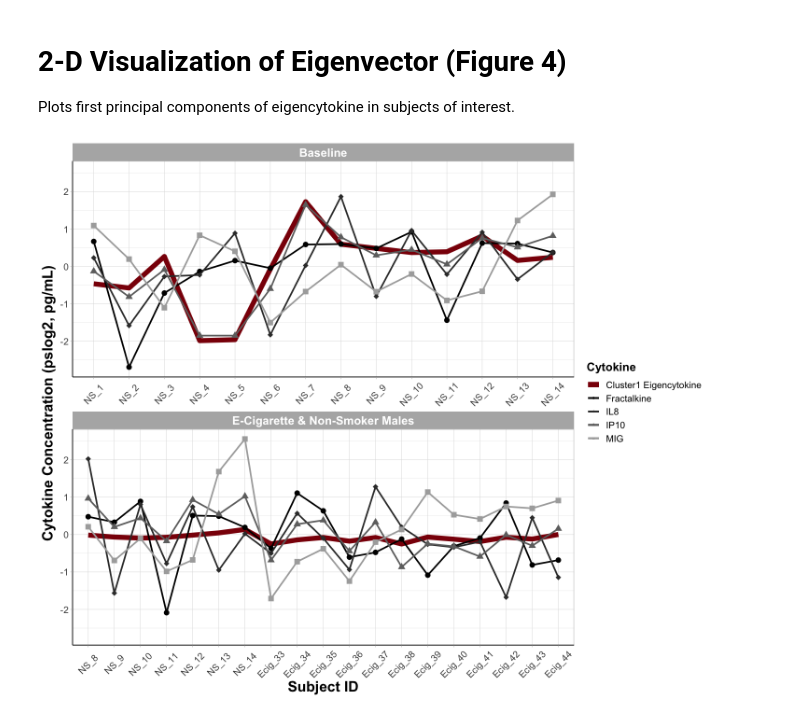
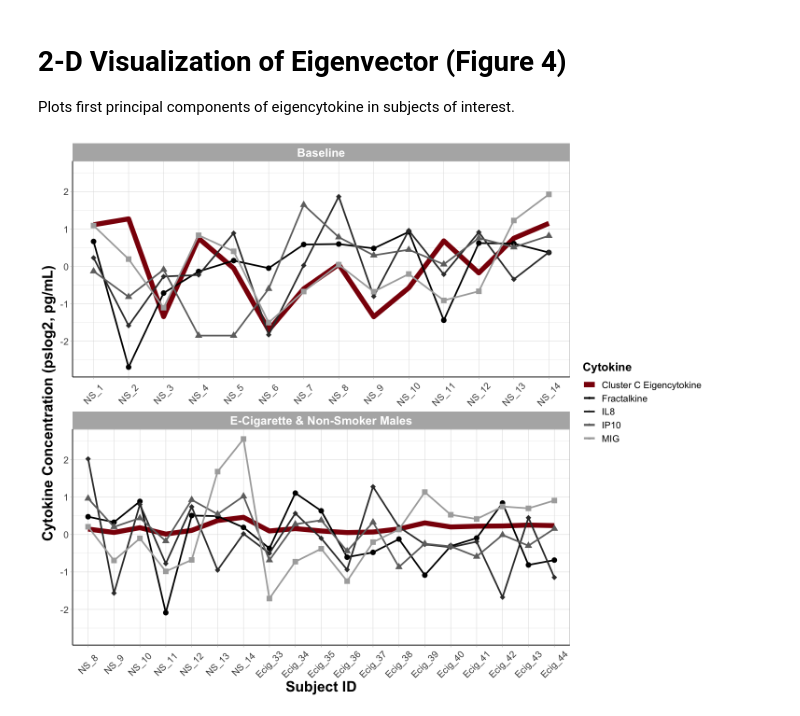
Before and after one commit to Ragerlab/Script_for_Cytokine-Signature-Clusters-as-a-Tool-to-Compare-Changes-associated-with-Tobacco-Product-, a Jupyter notebook: Cluster Analysis/Baseline Eigencytokines (Figure 4).ipynb, the cells around one changed output. Drawn from its saved outputs; the diff is of its cells as text; code cells hidden in the pictures.

```diff
--- a/Cluster Analysis/Baseline Eigencytokines (Figure 4).ipynb
+++ b/Cluster Analysis/Baseline Eigencytokines (Figure 4).ipynb
@@ -63,10 +62,10 @@ Sputum_cyto <- as.data.frame(t(Sputum_cyto)) %>%
   row_to_names(row_number = 1)
 
 #cluster assignments for each compartment
-ELF_clus <- read.csv("011921ELF_cluster_assignments.csv")
-NLF_clus <- read.csv("011921NLF_cluster_assignments.csv")
-Serum_clus <- read.csv("011921Serum_cluster_assignments.csv")
-Sputum_clus <- read.csv("011921Sputum_cluster_assignments.csv")
+ELF_clus <- data.frame(read_excel("011921ELF_cluster_assignments.xlsx"))
+NLF_clus <- data.frame(read_excel("011921NLF_cluster_assignments.xlsx"))
+Serum_clus <- data.frame(read_excel("011921Serum_cluster_assignments.xlsx"))
+Sputum_clus <- data.frame(read_excel("011921Sputum_cluster_assignments.xlsx"))
 
 #reading in scaled data
 ELF_cyto_scaled <- read.csv("011921ELF_Scaled.csv")
@@ -219,32 +212,32 @@ pca_Sputum_3 <- Sputum_3 %>%
 
 #eigenvector dfs of first principal component
 eigencytokines_ELF_1 <- data.frame(pca_ELF_1$rotation[,"PC1"])
-  colnames(eigencytokines_ELF_1)[1] <- "Cluster1"
+  colnames(eigencytokines_ELF_1)[1] <- "ClusterA"
 eigencytokines_ELF_2 <- data.frame(pca_ELF_2$rotation[,"PC1"])
-  colnames(eigencytokines_ELF_2)[1] <- "Cluster2"
+  colnames(eigencytokines_ELF_2)[1] <- "ClusterB"
 eigencytokines_ELF_3 <- data.frame(pca_ELF_3$rotation[,"PC1"])
-  colnames(eigencytokines_ELF_3)[1] <- "Cluster3"
+  colnames(eigencytokines_ELF_3)[1] <- "ClusterC"
 
 eigencytokines_NLF_1 <- data.frame(pca_NLF_1$rotation[,"PC1"])
-  colnames(eigencytokines_NLF_1)[1] <- "Cluster1"
+  colnames(eigencytokines_NLF_1)[1] <- "ClusterA"
 eigencytokines_NLF_2 <- data.frame(pca_NLF_2$rotation[,"PC1"])
-  colnames(eigencytokines_NLF_2)[1] <- "Cluster2"
+  colnames(eigencytokines_NLF_2)[1] <- "ClusterB"
 eigencytokines_NLF_3 <- data.frame(pca_NLF_3$rotation[,"PC1"])
-  colnames(eigencytokines_NLF_3)[1] <- "Cluster3"
+  colnames(eigencytokines_NLF_3)[1] <- "ClusterC"
 
 eigencytokines_Serum_1 <- data.frame(pca_Serum_1$rotation[,"PC1"])
-  colnames(eigencytokines_Serum_1)[1] <- "Cluster1"
+  colnames(eigencytokines_Serum_1)[1] <- "ClusterA"
 eigencytokines_Serum_2 <- data.frame(pca_Serum_2$rotation[,"PC1"])
-  colnames(eigencytokines_Serum_2)[1] <- "Cluster2"
+  colnames(eigencytokines_Serum_2)[1] <- "ClusterB"
 eigencytokines_Serum_3 <- data.frame(pca_Serum_3$rotation[,"PC1"])
-  colnames(eigencytokines_Serum_3)[1] <- "Cluster3"
+  colnames(eigencytokines_Serum_3)[1] <- "ClusterC"
 
 eigencytokines_Sputum_1 <- data.frame(pca_Sputum_1$rotation[,"PC1"])
-  colnames(eigencytokines_Sputum_1)[1] <- "Cluster1"
+  colnames(eigencytokines_Sputum_1)[1] <- "ClusterA"
 eigencytokines_Sputum_2 <- data.frame(pca_Sputum_2$rotation[,"PC1"])
-  colnames(eigencytokines_Sputum_2)[1] <- "Cluster2"
+  colnames(eigencytokines_Sputum_2)[1] <- "ClusterB"
 eigencytokines_Sputum_3 <- data.frame(pca_Sputum_3$rotation[,"PC1"])
-  colnames(eigencytokines_Sputum_3)[1] <- "Cluster3"
+  colnames(eigencytokines_Sputum_3)[1] <- "ClusterC"
 
 
 #collapse all eigencytokine dfs
@@ -293,6 +283,10 @@ eigencytokines_NLF_scaled_male = read.csv('eigencytokines_NLF_male.csv')
 names(NLF_cyto_scaled_male)[1] = 'SubjectID' #renaming column
 names(eigencytokines_NLF_scaled_male)[1] = 'SubjectID'
 
+#prevents next step from throwing an error
+NLF_cyto_scaled_male$SubjectID = as.character(NLF_cyto_scaled_male$SubjectID)
+eigencytokines_NLF_scaled_male$SubjectID = as.character(eigencytokines_NLF_scaled_male$SubjectID)
+
 #need to fix incorrectly labeled Subject IDs
 NLF_cyto_scaled_male$SubjectID[NLF_cyto_scaled_male$SubjectID == '43_Ecig'] = 'Ecig_43'
 NLF_cyto_scaled_male$SubjectID[NLF_cyto_scaled_male$SubjectID == '44_Ecig'] = 'Ecig_44'
@@ -303,12 +297,16 @@ eigencytokines_NLF_scaled_male$SubjectID[eigencytokines_NLF_scaled_male$SubjectI
 CS = c('CS_23', 'CS_24', 'CS_25', 'CS_26', 'CS_27')
 NLF_df_male = full_join(NLF_cyto_scaled_male,eigencytokines_NLF_scaled_male) %>%
     filter(!SubjectID %in% CS)
+#renaming some columns
+NLF_df_male = NLF_df_male %>%
+    dplyr::rename(ClusterA = Cluster1, ClusterB = Cluster2, ClusterC = Cluster3)
 #reordering subject ids
 NLF_df_male$SubjectID = factor(NLF_df_male$SubjectID, levels = c('NS_8', 'NS_9', 'NS_10', 'NS_11', 'NS_12', 'NS_13',
                                                                  'NS_14', 'Ecig_33', 'Ecig_34', 'Ecig_35', 'Ecig_36',
                                                                  'Ecig_37','Ecig_38', 'Ecig_39', 'Ecig_40','Ecig_41',
                                                                  'Ecig_42', 'Ecig_43', 'Ecig_44'))
 NLF_df_male$Analysis = rep('E-Cigarette & Non-Smoker Males', times = length(NLF_df_male$SubjectID)) #adding col to specify baseline or male only eigencytokines
+
 #creating 1 df
 final_df = rbind(NLF_df, NLF_df_male)
 head(final_df)
@@ -330,34 +327,34 @@ Plots first principal components of eigencytokine in subjects of interest.
 # %%
 options(repr.plot.width=12, repr.plot.height=10) #changing size
 Figure4 = ggplot(data = final_df, aes(SubjectID, y = value, color = variable, group = 1)) +
-  geom_line(aes(y = Cluster1, col = "Cluster1 Eigencytokine"), size = 3) +
+  geom_line(aes(y = ClusterC, col = "Cluster C Eigencytokine"), size = 3) +
   geom_line(aes(y = Fractalkine, col = "Fractalkine"), size = 1) +
   geom_point(aes(y = Fractalkine, col = "Fractalkine"), shape = 16, size = 3) +
   geom_line(aes(y = IL8, col = "IL8"), size = 1) +
   geom_point(aes(y = IL8, col = "IL8"), shape = 18, size = 3) +
   geom_line(aes(y = IP10, col = "IP10"), size = 1) +
   geom_point(aes(y = IP10, col = "IP10"), shape = 17, size = 3) +
   geom_line(aes(y = MIG, col = "MIG"), size = 1) +
   geom_point(aes(y = MIG, col = "MIG"), shape = 15, size = 3) +
 
   facet_wrap(~Analysis, ncol = 1, scales = 'free_x') +
 
   theme_light() +
   theme(axis.text.x = element_text(angle = 45, vjust = 0.5), #rotating x labels/ moving x labels slightly to the left
         axis.line = element_line(colour="black"), #making x and y axes black
         axis.text = element_text(size = 12), #changing size of x axis labels
         axis.title = element_text(face = "bold", size = rel(1.7)), #changes axis titles
         legend.title = element_text(face = 'bold', size = 15), #changes legend title
         legend.text = element_text(size = 12), #changes legend text
         strip.text.x = element_text(size = 15, face = "bold"), #changes size of facet x axis
         strip.text.y = element_text(size = 15, face = "bold")) + #changes size of facet y axis
   xlab('Subject ID') + ylab('Cytokine Concentration (pslog2, pg/mL)') +
   scale_color_manual(values = c('#8b0e09','#000000', '#383838', '#6f6f6f', '#ababab'),
                      guide = guide_legend(title = 'Cytokine', override.aes = list(shape = c(NA,16,18,17,15),
                                                                                    size = c(3,1,1,1,1))))
 Figure4
 # %% [output]
-[figure, old version]
+[figure, new version]
 # %%
 ggsave(Figure4,
        filename = 'Figure4.pdf',
```
Also changed, not shown: parts of 7 cells of this notebook.
